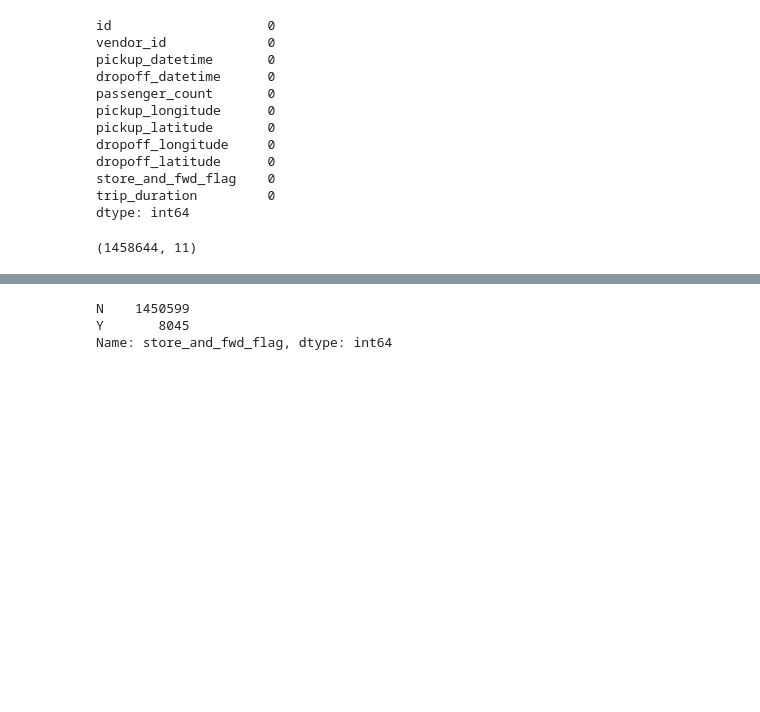
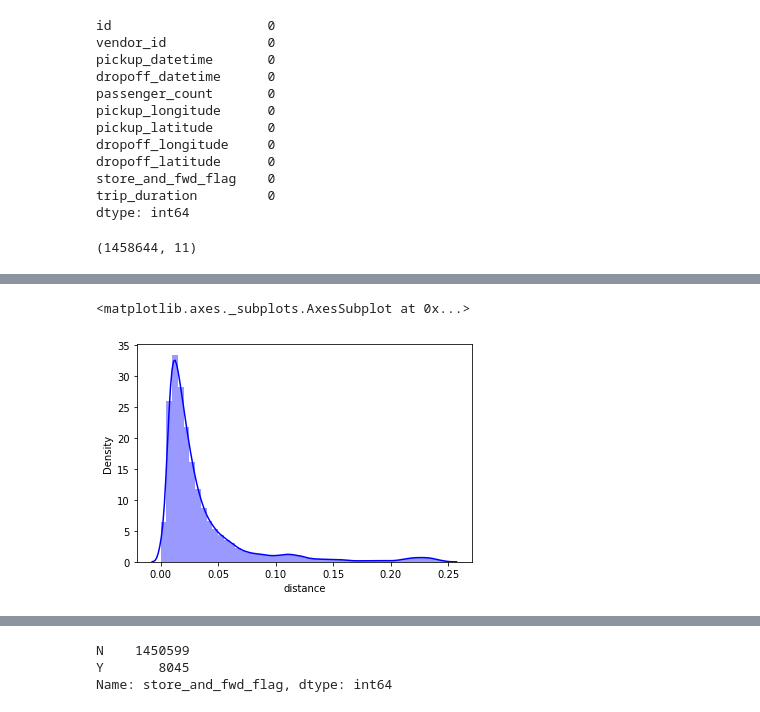
Before and after one commit to utkarshs75/NYC-Taxi-Data-Analysis, a Jupyter notebook: NYC_Taxi_Trip_Time_Prediction_Capstone_Project.ipynb, the cells around one changed output, grey strips where cells are left out. Drawn from its saved outputs; the diff is of its cells as text; code cells hidden in the pictures; blank space fills up the shorter version.

```diff
--- a/NYC_Taxi_Trip_Time_Prediction_Capstone_Project.ipynb
+++ b/NYC_Taxi_Trip_Time_Prediction_Capstone_Project.ipynb
@@ -103,0 +168,6 @@ data.describe()
+# %%
+x = data[data.distance <= 0.25]
+sns.distplot(x['distance'], color = 'blue')
+# %% [output]
+<matplotlib.axes._subplots.AxesSubplot at 0x...>
+[figure, added]
```
Also changed, not shown: parts of 14 cells of this notebook.
